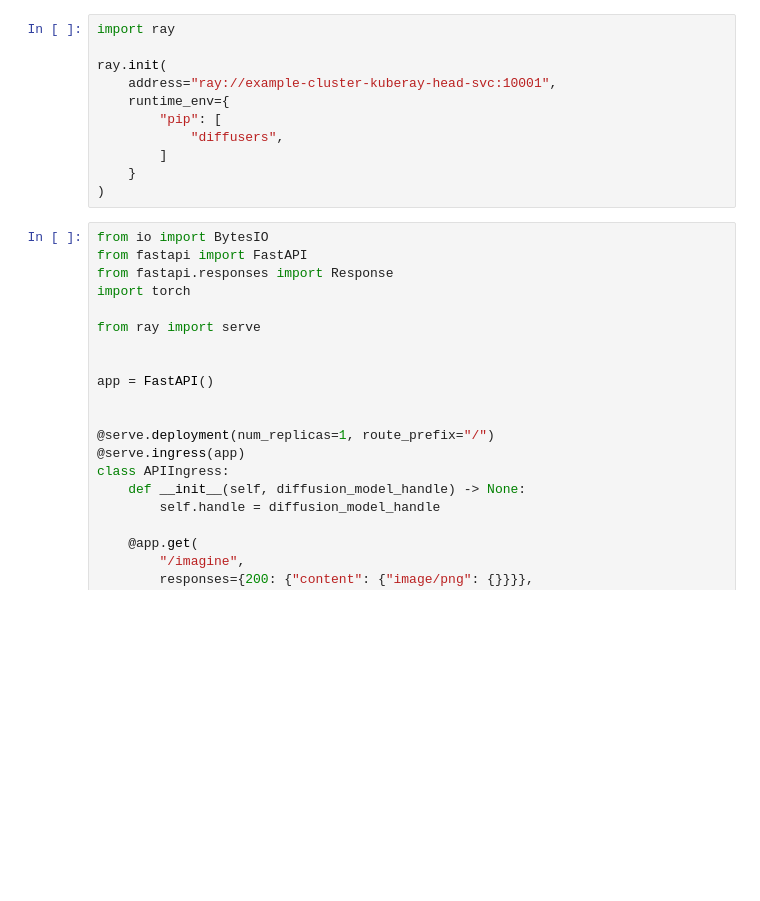
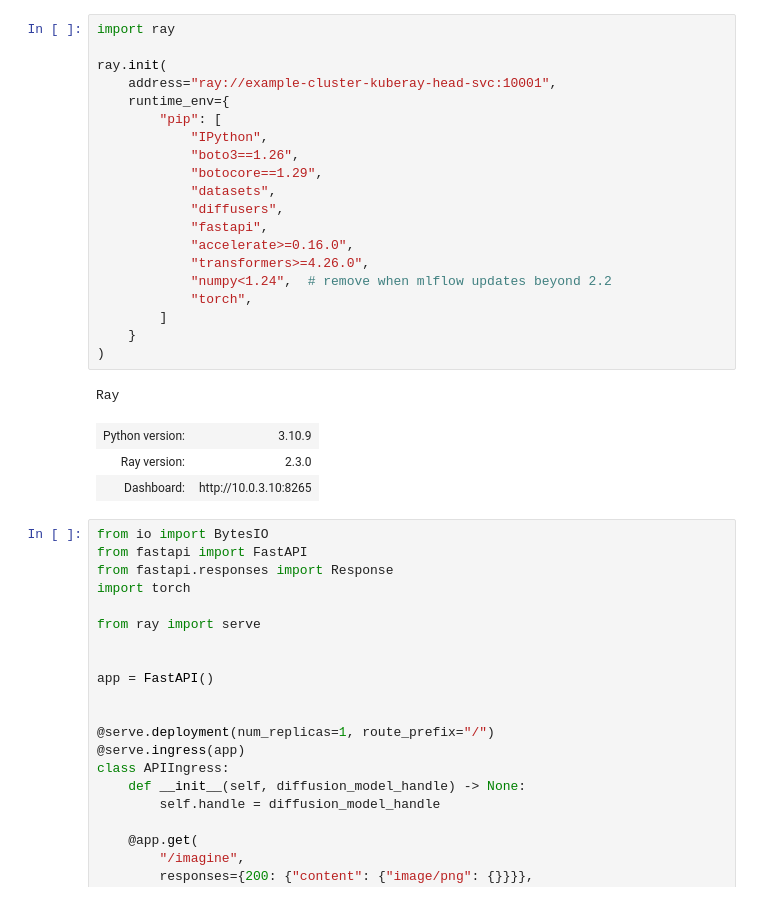
Before and after one commit to richardsliu/ray-on-gke, a Jupyter notebook: example_notebooks/stable_diffusion-2.ipynb, the cells around one changed output. Cells and saved outputs as stored; diff of their text form; blank space fills up the shorter version.

```diff
--- a/example_notebooks/stable_diffusion-2.ipynb
+++ b/example_notebooks/stable_diffusion-2.ipynb
@@ -3,14 +23,28 @@ pip install "ray[serve]" requests torch diffusers transformers
 # %%
 import ray
 
 ray.init(
     address="ray://example-cluster-kuberay-head-svc:10001",
     runtime_env={
         "pip": [
+            "IPython",
+            "boto3==1.26",
+            "botocore==1.29",
+            "datasets",
             "diffusers",
+            "fastapi",
+            "accelerate>=0.16.0",
+            "transformers>=4.26.0",
+            "numpy<1.24",  # remove when mlflow updates beyond 2.2
+            "torch",
         ]
     }
 )
+# %% [output]
+Ray
+| Python version: | 3.10.9 |
+| Ray version: | 2.3.0 |
+| Dashboard: | http://10.0.3.10:8265 |
 # %%
 from io import BytesIO
 from fastapi import FastAPI
```
Also changed, not shown: parts of 3 cells of this notebook.
